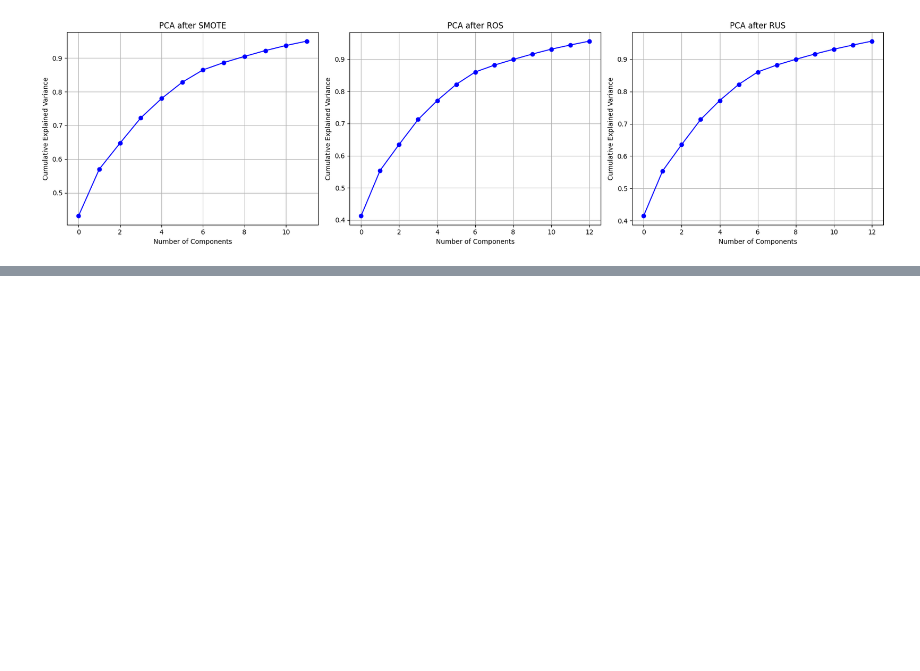
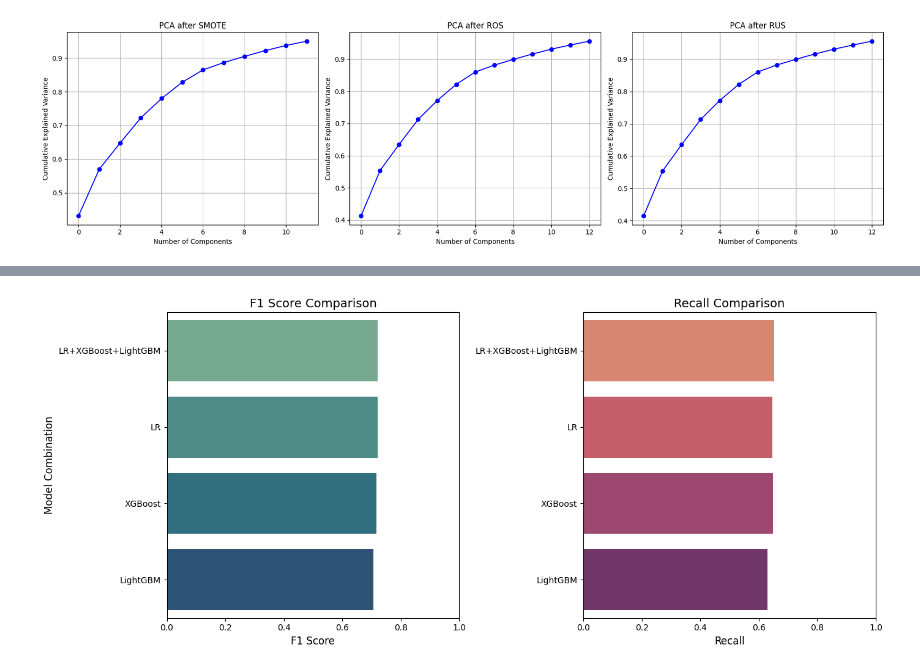
Before and after one commit to QHCeng/AML, a Jupyter notebook: main_ROS.ipynb, the cells around one changed output, grey strips where cells are left out. Drawn from its saved outputs; the diff is of its cells as text; code cells hidden in the pictures; blank space fills up the shorter version.

```diff
--- a/main.ipynb
+++ b/main_ROS.ipynb
@@ -431,0 +426,26 @@ weighted avg     0.8410    0.6292    0.7022     50736
+# %%
+import matplotlib.pyplot as plt
+import seaborn as sns
+
+plt.figure(figsize=(14, 6))
+
+# F1 Score plot
+plt.subplot(1, 2, 1)
+sns.barplot(data=results_df, x='F1 Score', y='Combination', palette='crest')
+plt.title('F1 Score Comparison', fontsize=14)
+plt.xlabel('F1 Score', fontsize=12)
+plt.ylabel('Model Combination', fontsize=12)
+plt.xlim(0, 1)
+
+# Recall plot
+plt.subplot(1, 2, 2)
+sns.barplot(data=results_df, x='Recall', y='Combination', palette='flare')
+plt.title('Recall Comparison', fontsize=14)
+plt.xlabel('Recall', fontsize=12)
+plt.ylabel('')
+plt.xlim(0, 1)
+
+plt.tight_layout()
+plt.show()
+# %% [output]
+[figure, added]
```
Also changed, not shown: parts of 1 cell of this notebook, 4 other files.
